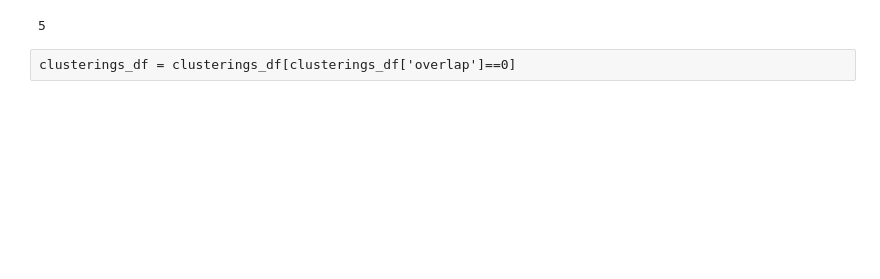
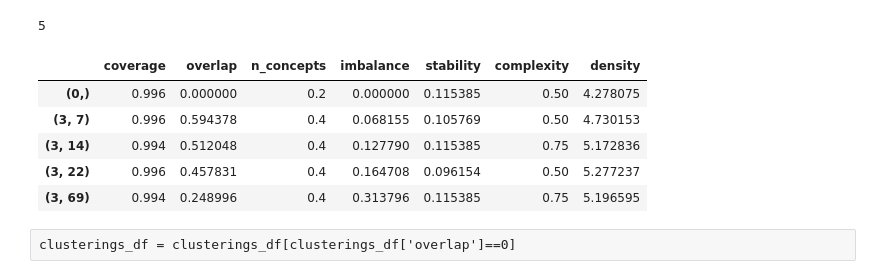
Before and after one commit to EgorDudyrev/Paper_StablePatternClustering, a Jupyter notebook: notebooks/5.09_Clustering_pipeline_RareItemset.ipynb, the cells around one changed output. Cells and saved outputs as stored; diff of their text form; code cells hidden in the pictures; blank space fills up the shorter version.

```diff
--- a/notebooks/5.09_Clustering_pipeline_RareItemset.ipynb
+++ b/notebooks/5.09_Clustering_pipeline_RareItemset.ipynb
@@ -103,3 +107,12 @@ clusterings_df.index = clusterings
+# %%
+clusterings_df.head()
+# %% [output]
+|  | coverage | overlap | n_concepts | imbalance | stability | complexity | density |
+| (0,) | 0.996 | 0.000000 | 0.2 | 0.000000 | 0.115385 | 0.50 | 4.278075 |
+| (3, 7) | 0.996 | 0.594378 | 0.4 | 0.068155 | 0.105769 | 0.50 | 4.730153 |
+| (3, 14) | 0.994 | 0.512048 | 0.4 | 0.127790 | 0.115385 | 0.75 | 5.172836 |
+| (3, 22) | 0.996 | 0.457831 | 0.4 | 0.164708 | 0.096154 | 0.50 | 5.277237 |
+| (3, 69) | 0.994 | 0.248996 | 0.4 | 0.313796 | 0.115385 | 0.75 | 5.196595 |
 # %%
 if 'reward' in clusterings_df.columns:
     clusterings_df = clusterings_df.drop(columns='reward')
```
Also changed, not shown: parts of 15 cells of this notebook, 2 other files.
